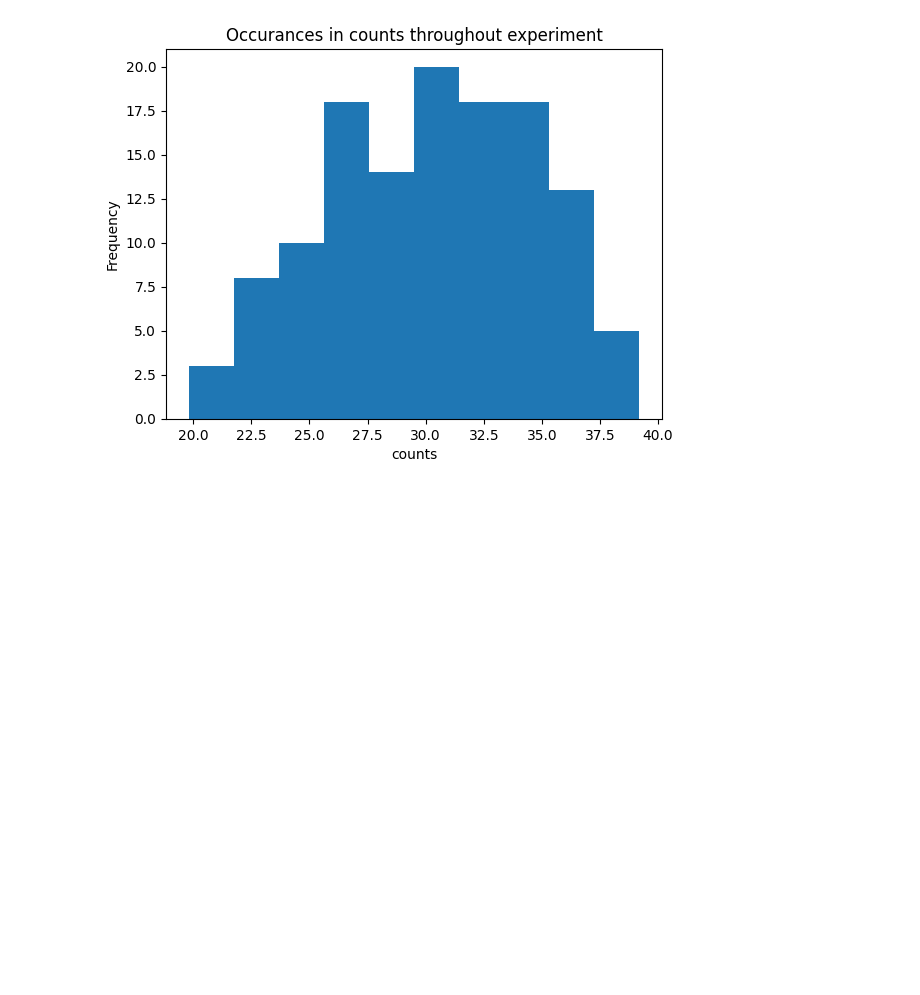
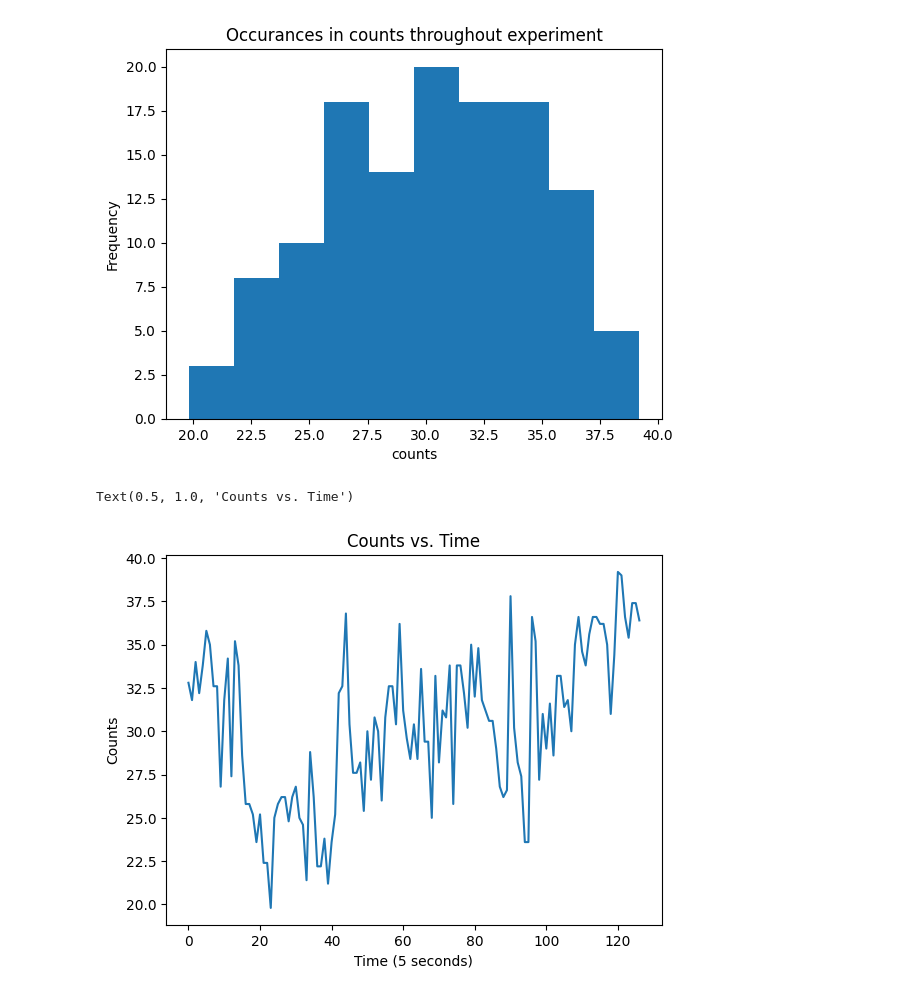
Before and after one commit to Gish-Sky/E11_LabWork, a Jupyter notebook: Sean Lab Week 13 Analysis.ipynb, the cells around one changed output. Drawn from its saved outputs; the diff is of its cells as text; code cells hidden in the pictures; blank space fills up the shorter version.

```diff
--- a/Sean Lab Week 13 Analysis.ipynb
+++ b/Sean Lab Week 13 Analysis.ipynb
@@ -130,3 +133,12 @@ counts std = 4.427737102596732
 counts variance = 4.445272763707198
 Uncertainty = 13.064231742475151
 [figure]
+# %%
+#a.
+plt.plot(df_counts)
+plt.xlabel('Time (5 seconds)')
+plt.ylabel('Counts')
+plt.title('Counts vs. Time')
+# %% [output]
+Text(0.5, 1.0, 'Counts vs. Time')
+[figure, added]
```
Also changed, not shown: parts of 1 cell of this notebook.
